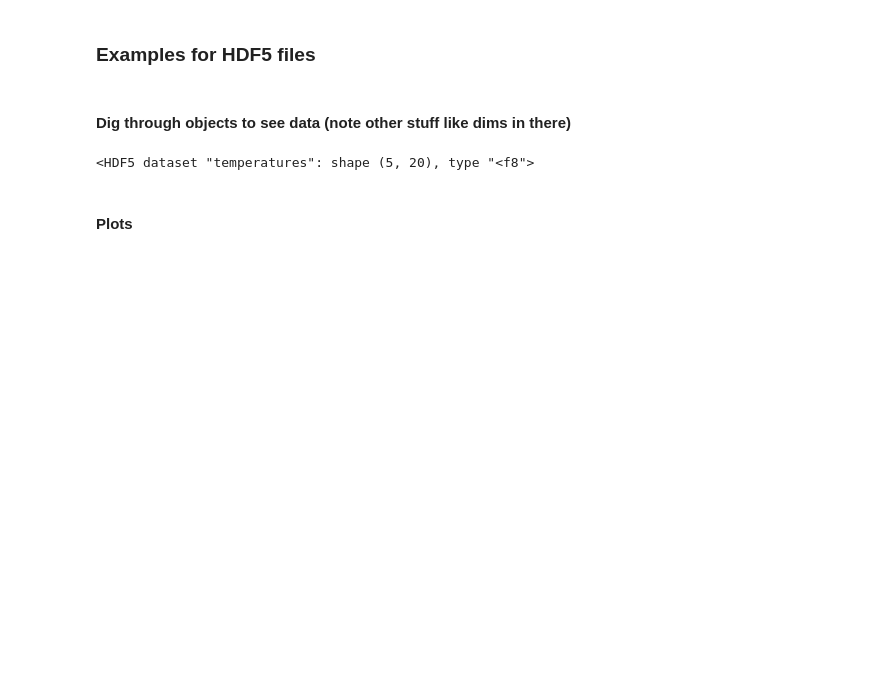
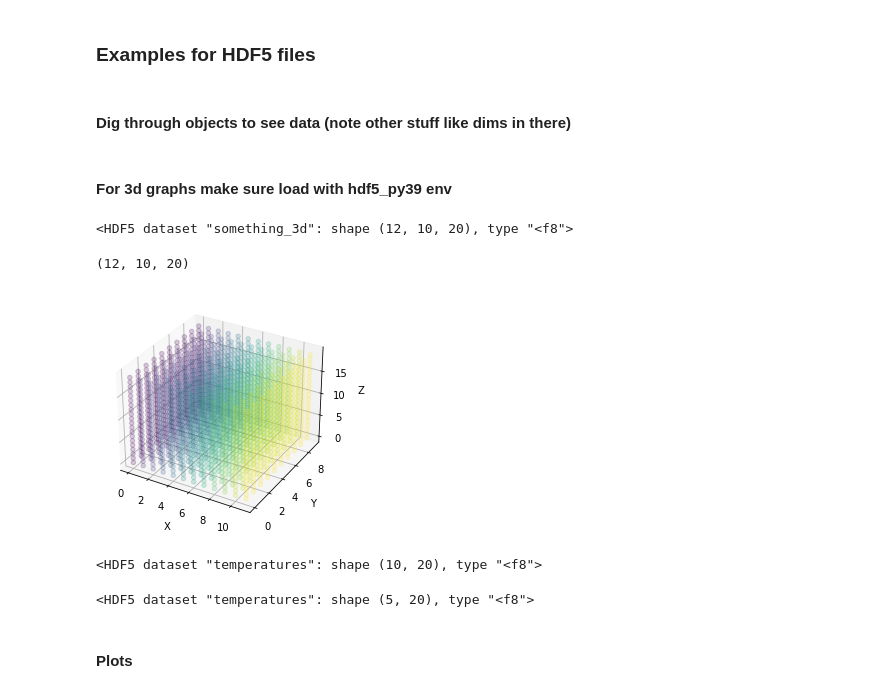
Before and after one commit to dcaseGH/adios2.7_egs, a Jupyter notebook: python_notebooks/hdf5_examples.ipynb, the cells around one changed output. Saved outputs shown, nothing was run; the diff lists cells and outputs as text; code cells hidden in the pictures; blank space fills up the shorter version.

Commit message:
added a 3d variable to heat2d.. and notebook plots it - note axes still mixed up from c/fortran

```diff
--- a/python_notebooks/hdf5_examples.ipynb
+++ b/python_notebooks/hdf5_examples.ipynb
@@ -8,6 +9,36 @@ import math
 #### Dig through objects to see data (note other stuff like dims in there)
 # %%
 f = h5py.File('../fortran_heat_src/heat_2D/initial_dat.hdf5')
+# %% [markdown]
+#### For 3d graphs make sure load with hdf5_py39 env
+# %%
+f['Step0']['something_3d']
+# %% [output]
+<HDF5 dataset "something_3d": shape (12, 10, 20), type "<f8">
+# %%
+data.shape
+# %% [output]
+(12, 10, 20)
+# %%
+plt.rcParams["figure.figsize"] = [7.00, 3.50]
+plt.rcParams["figure.autolayout"] = True
+fig = plt.figure()
+ax = fig.add_subplot(111, projection='3d')
+data = np.array(f['Step10']['something_3d'])
+x = np.indices(data.shape)[0]
+y = np.indices(data.shape)[1]
+z = np.indices(data.shape)[2]
+ax.scatter(x,y,z, c=data.flatten(),alpha=0.2)
+ax.set_xlabel('X')
+ax.set_ylabel('Y')
+ax.set_zlabel('Z')
+plt.show()
+# %% [output]
+[figure, added]
+# %%
+f['Step0']['temperatures']
+# %% [output]
+<HDF5 dataset "temperatures": shape (10, 20), type "<f8">
 # %%
 temps = data['temperatures']
 # %%
```
Also changed, not shown: parts of 1 cell of this notebook, 3 other files.
